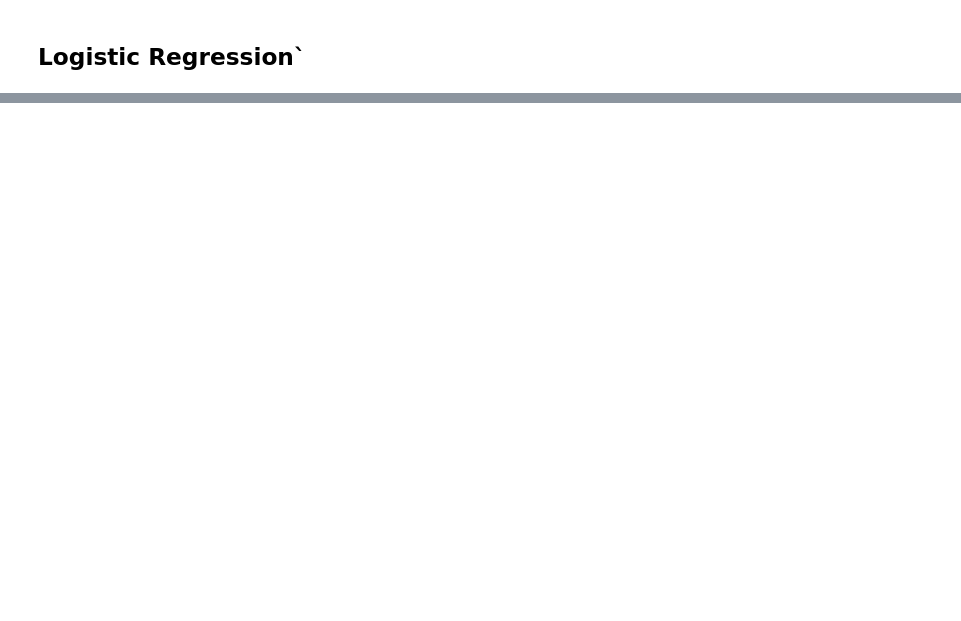
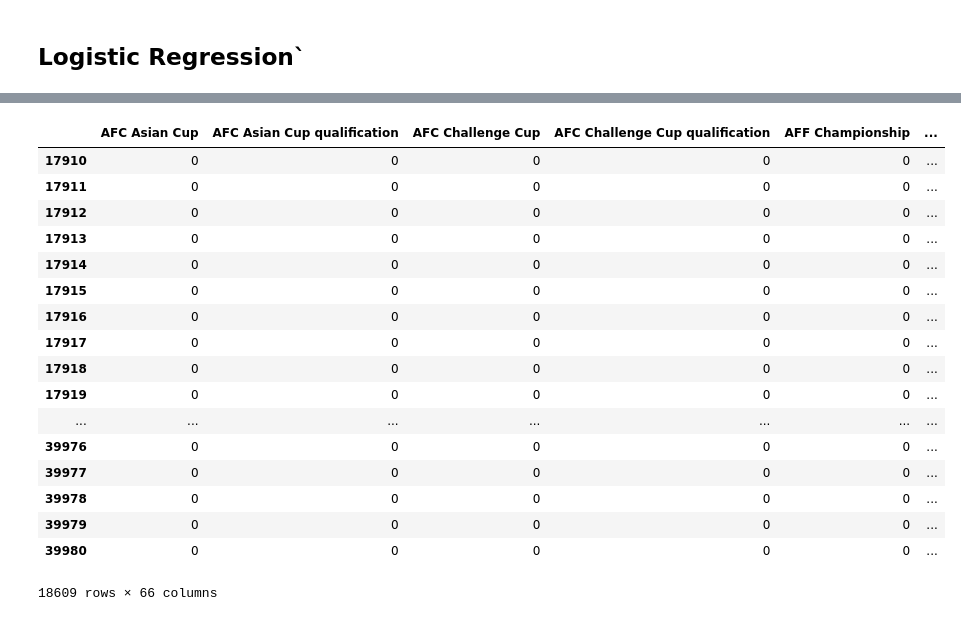
Before and after one commit to codybaraks/Mchezopesa-Ltd, a Jupyter notebook: Mchezopesa_Ltd.ipynb, the cells around one changed output, grey strips where cells are left out. Drawn from its saved outputs; the diff is of its cells as text; code cells hidden in the pictures; blank space fills up the shorter version.

```diff
--- a/Mchezopesa_Ltd.ipynb
+++ b/Mchezopesa_Ltd.ipynb
@@ -622,0 +822,43 @@ the variances are homogeneous!
+# %%
+fifa_main['goal_dif'] = fifa_main.home_score  - fifa_main.away_score
+
+# Creating an outcome
+# goals more than 0 represent win
+# gooals less than 0 represent Loss
+
+def home_performance(goals):
+    if goals > 0:
+        return 'Win'
+    elif goals < 0:
+        return 'Loss'
+    else:
+        return 'Draw'
+# %%
+#  home team’s perspective if the game is a Win
+# Convert to dummy variable
+# Convert categ-orical variable to dummy.. ie home team
+# What to Convert
+# tournament
+# confederation
+
+tournament = pd.get_dummies(fifa_main['tournament'], drop_first=True)
+tournament
+# %% [output]
+|  | AFC Asian Cup | AFC Asian Cup qualification | AFC Challenge Cup | AFC Challenge Cup qualification | AFF Championship | ... |
+| 17910 | 0 | 0 | 0 | 0 | 0 | ... |
+| 17911 | 0 | 0 | 0 | 0 | 0 | ... |
+| 17912 | 0 | 0 | 0 | 0 | 0 | ... |
+| 17913 | 0 | 0 | 0 | 0 | 0 | ... |
+| 17914 | 0 | 0 | 0 | 0 | 0 | ... |
+| 17915 | 0 | 0 | 0 | 0 | 0 | ... |
+| 17916 | 0 | 0 | 0 | 0 | 0 | ... |
+| 17917 | 0 | 0 | 0 | 0 | 0 | ... |
+| 17918 | 0 | 0 | 0 | 0 | 0 | ... |
+| 17919 | 0 | 0 | 0 | 0 | 0 | ... |
+| ... | ... | ... | ... | ... | ... | ... |
+| 39976 | 0 | 0 | 0 | 0 | 0 | ... |
+| 39977 | 0 | 0 | 0 | 0 | 0 | ... |
+| 39978 | 0 | 0 | 0 | 0 | 0 | ... |
+| 39979 | 0 | 0 | 0 | 0 | 0 | ... |
+| 39980 | 0 | 0 | 0 | 0 | 0 | ... |
+18609 rows × 66 columns
```
Also changed, not shown: parts of 43 cells of this notebook.
